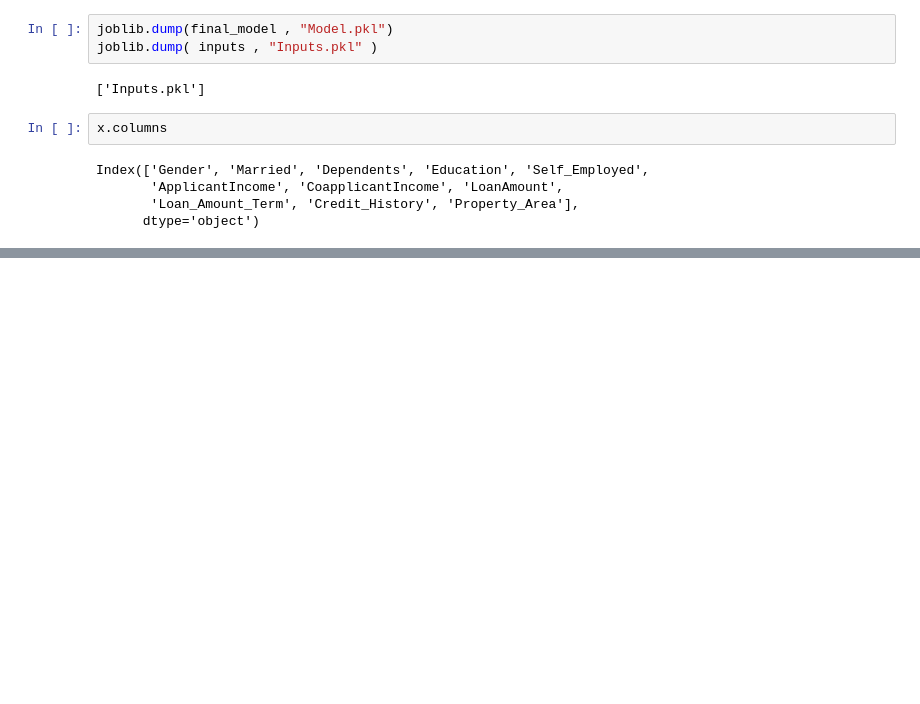
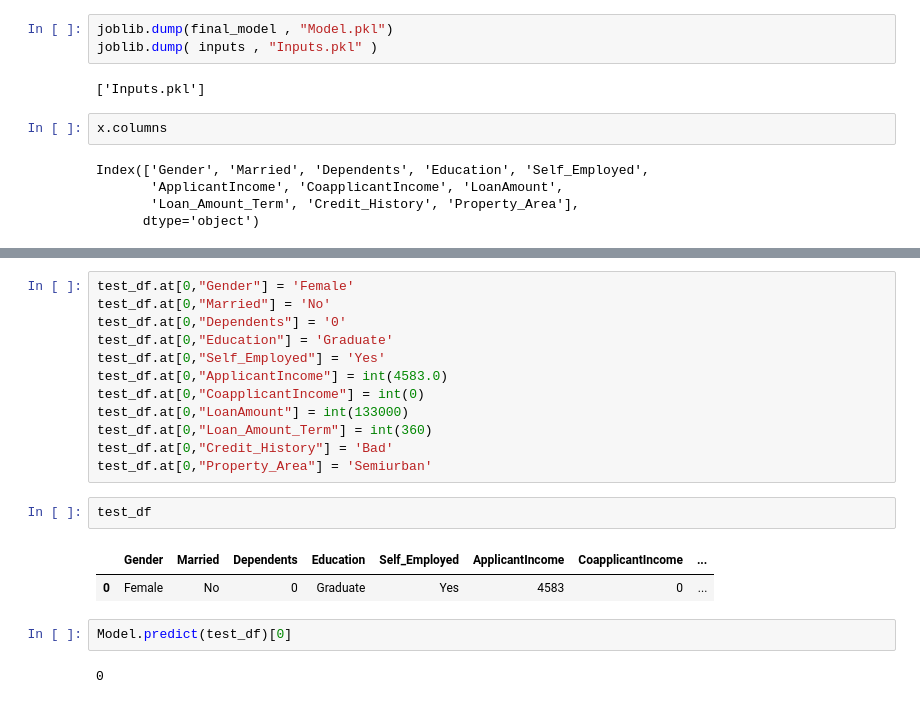
Before and after one commit to mohammedaltet/the-loan-qualifying-procedure, a Jupyter notebook: Loan_Status_Project.ipynb, the cells around one changed output, grey strips where cells are left out. Saved outputs shown, nothing was run; the diff lists cells and outputs as text; blank space fills up the shorter version.

```diff
--- a/Loan_Status_Project.ipynb
+++ b/Loan_Status_Project.ipynb
@@ -710,0 +725,21 @@ if __name__ == '__main__':
+# %%
+test_df.at[0,"Gender"] = 'Female'
+test_df.at[0,"Married"] = 'No'
+test_df.at[0,"Dependents"] = '0'
+test_df.at[0,"Education"] = 'Graduate'
+test_df.at[0,"Self_Employed"] = 'Yes'
+test_df.at[0,"ApplicantIncome"] = int(4583.0)
+test_df.at[0,"CoapplicantIncome"] = int(0)
+test_df.at[0,"LoanAmount"] = int(133000)
+test_df.at[0,"Loan_Amount_Term"] = int(360)
+test_df.at[0,"Credit_History"] = 'Bad'
+test_df.at[0,"Property_Area"] = 'Semiurban'
+# %%
+test_df
+# %% [output]
+|  | Gender | Married | Dependents | Education | Self_Employed | ApplicantIncome | CoapplicantIncome | ... |
+| 0 | Female | No | 0 | Graduate | Yes | 4583 | 0 | ... |
+# %%
+Model.predict(test_df)[0]
+# %% [output]
+0
```
Also changed, not shown: parts of 27 cells of this notebook.
